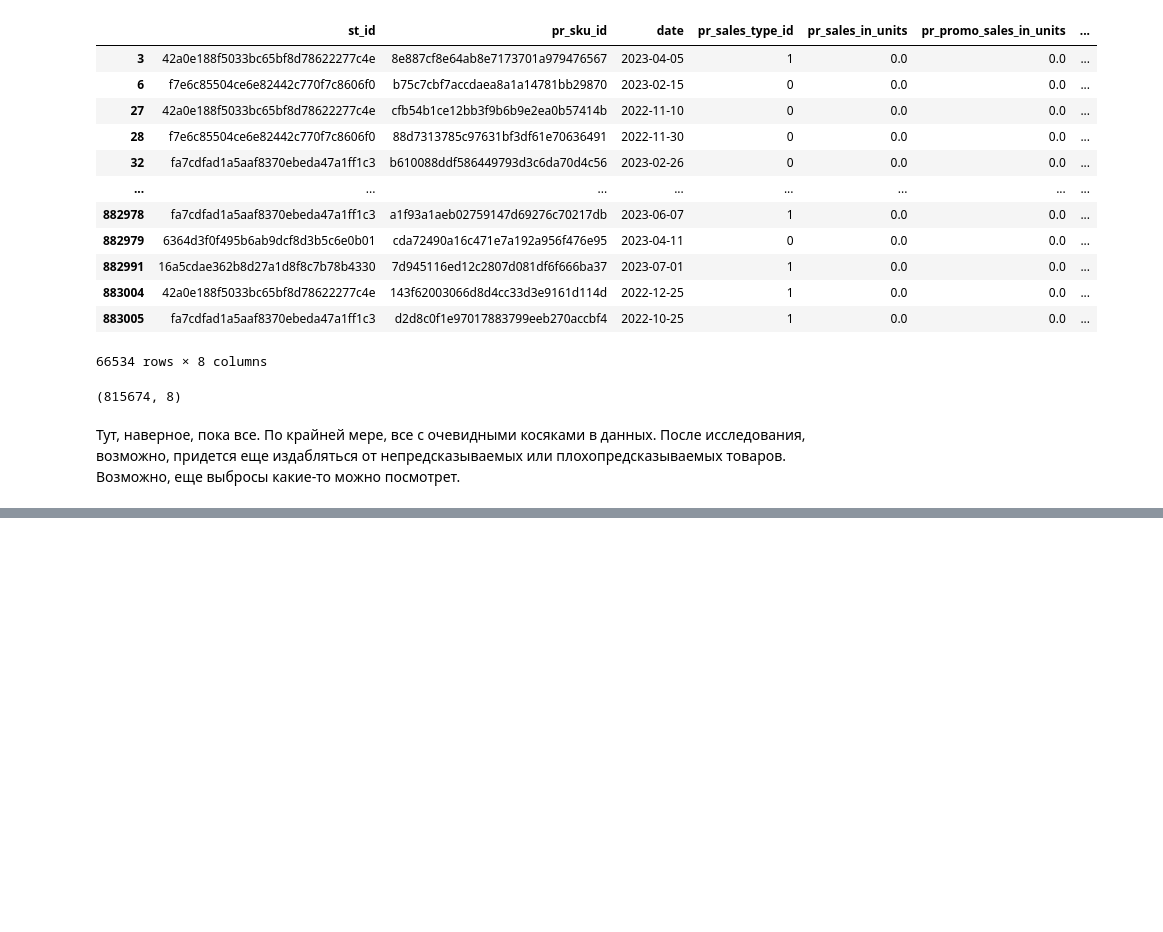
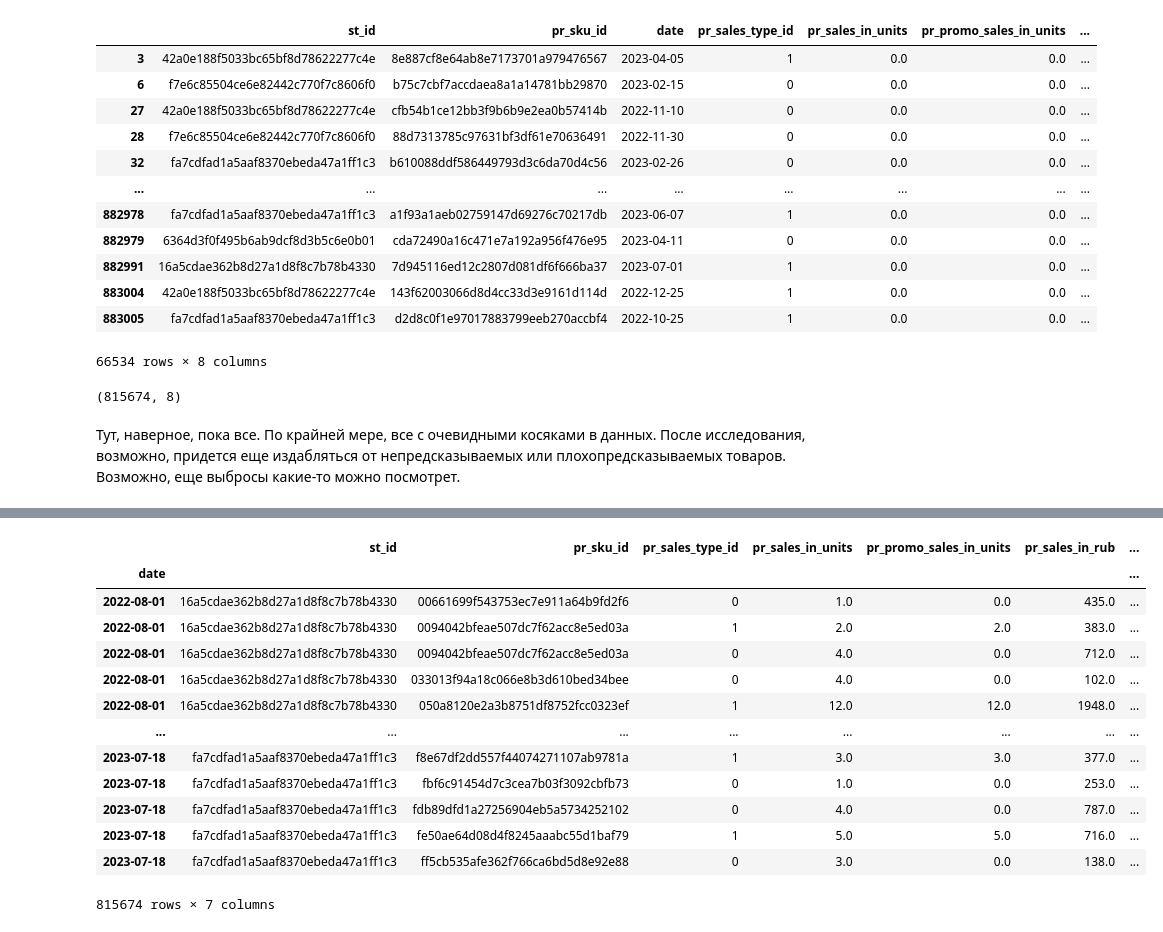
Before and after one commit to Zhuzha271/DS, a Jupyter notebook: Andrei's vision.ipynb, the cells around one changed output, grey strips where cells are left out. Drawn from its saved outputs; the diff is of its cells as text; code cells hidden in the pictures; blank space fills up the shorter version.

```diff
--- a/Andrei's vision.ipynb
+++ b/Andrei's vision.ipynb
@@ -458,0 +500,2 @@ display(store.sort_values(by='st_type_format_id'))
+# %%
+sales['date'] = pd.to_datetime(sales['date'])
@@ -458,0 +521,21 @@ display(store.sort_values(by='st_type_format_id'))
+# %%
+sales.sort_values(by=['date','st_id', 'pr_sku_id'], inplace=True)
+# %%
+sales.set_index('date', inplace=True)
+# %%
+display(sales)
+# %% [output]
+|  | st_id | pr_sku_id | pr_sales_type_id | pr_sales_in_units | pr_promo_sales_in_units | pr_sales_in_rub | ... |
+| date |  |  |  |  |  |  | ... |
+| 2022-08-01 | 16a5cdae362b8d27a1d8f8c7b78b4330 | 00661699f543753ec7e911a64b9fd2f6 | 0 | 1.0 | 0.0 | 435.0 | ... |
+| 2022-08-01 | 16a5cdae362b8d27a1d8f8c7b78b4330 | 0094042bfeae507dc7f62acc8e5ed03a | 1 | 2.0 | 2.0 | 383.0 | ... |
+| 2022-08-01 | 16a5cdae362b8d27a1d8f8c7b78b4330 | 0094042bfeae507dc7f62acc8e5ed03a | 0 | 4.0 | 0.0 | 712.0 | ... |
+| 2022-08-01 | 16a5cdae362b8d27a1d8f8c7b78b4330 | 033013f94a18c066e8b3d610bed34bee | 0 | 4.0 | 0.0 | 102.0 | ... |
+| 2022-08-01 | 16a5cdae362b8d27a1d8f8c7b78b4330 | 050a8120e2a3b8751df8752fcc0323ef | 1 | 12.0 | 12.0 | 1948.0 | ... |
+| ... | ... | ... | ... | ... | ... | ... | ... |
+| 2023-07-18 | fa7cdfad1a5aaf8370ebeda47a1ff1c3 | f8e67df2dd557f44074271107ab9781a | 1 | 3.0 | 3.0 | 377.0 | ... |
+| 2023-07-18 | fa7cdfad1a5aaf8370ebeda47a1ff1c3 | fbf6c91454d7c3cea7b03f3092cbfb73 | 0 | 1.0 | 0.0 | 253.0 | ... |
+| 2023-07-18 | fa7cdfad1a5aaf8370ebeda47a1ff1c3 | fdb89dfd1a27256904eb5a5734252102 | 0 | 4.0 | 0.0 | 787.0 | ... |
+| 2023-07-18 | fa7cdfad1a5aaf8370ebeda47a1ff1c3 | fe50ae64d08d4f8245aaabc55d1baf79 | 1 | 5.0 | 5.0 | 716.0 | ... |
+| 2023-07-18 | fa7cdfad1a5aaf8370ebeda47a1ff1c3 | ff5cb535afe362f766ca6bd5d8e92e88 | 0 | 3.0 | 0.0 | 138.0 | ... |
+815674 rows × 7 columns
```
Also changed, not shown: parts of 20 cells of this notebook.
